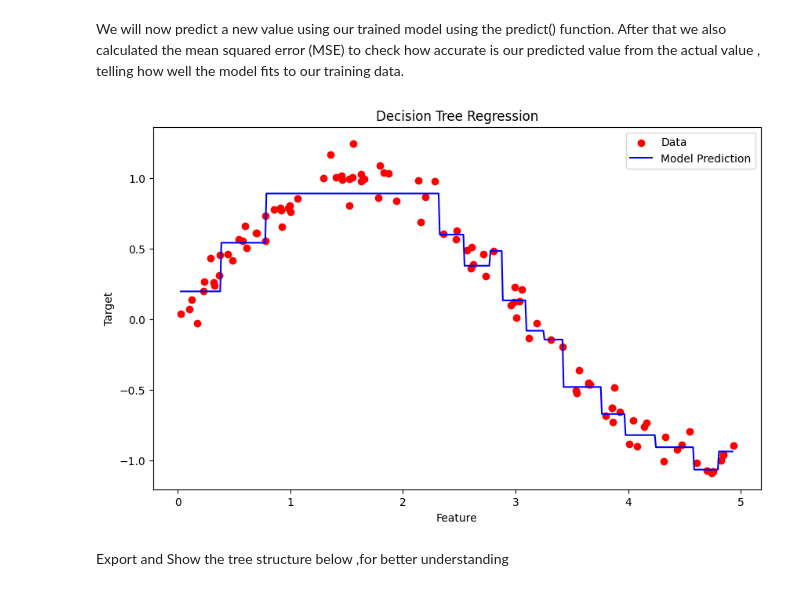
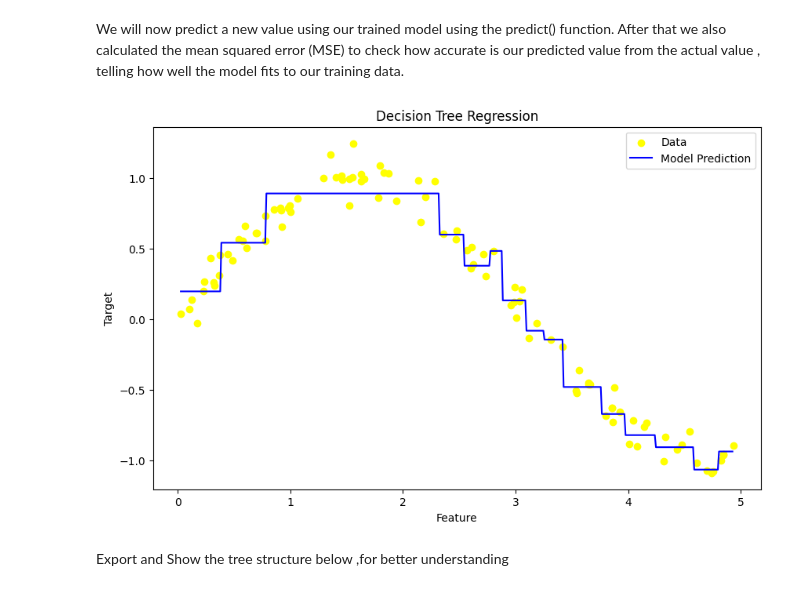
Before and after one commit to shovo896/Implementing-Decision-Tree-Regression-using-Scikit-Learn, a Jupyter notebook: implementarion.ipynb, the cells around one changed output. Drawn from its saved outputs; the diff is of its cells as text; code cells hidden in the pictures.

```diff
--- a/implementarion.ipynb
+++ b/implementarion.ipynb
@@ -44,17 +44,17 @@ We will now predict a new value using our trained model using the predict() func
 # %%
 X_grid = np.arange(min(X), max(X), 0.01)[:, np.newaxis]
 y_grid_pred = regressor.predict(X_grid)
 
 plt.figure(figsize=(10, 6))
-plt.scatter(X, y, color='red', label='Data')
+plt.scatter(X, y, color='yellow', label='Data')
 plt.plot(X_grid, y_grid_pred, color='blue', label='Model Prediction')
 plt.title("Decision Tree Regression")
 plt.xlabel("Feature")
 plt.ylabel("Target")
 plt.legend()
 plt.show()
 # %% [output]
-[figure, old version]
+[figure, new version]
 # %% [markdown]
 Export and Show the tree structure below ,for better understanding
 # %%
```
